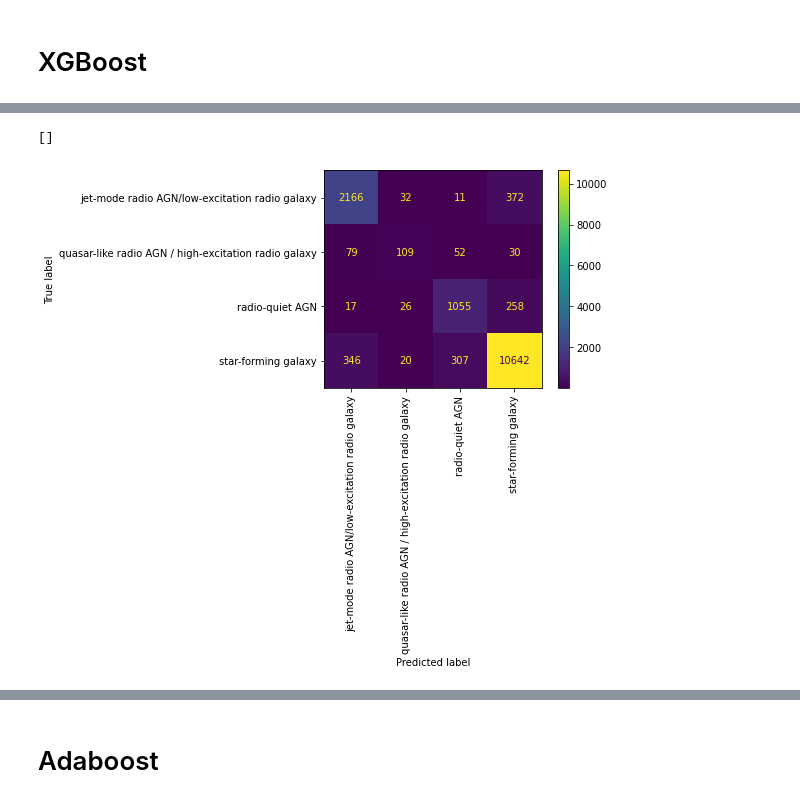
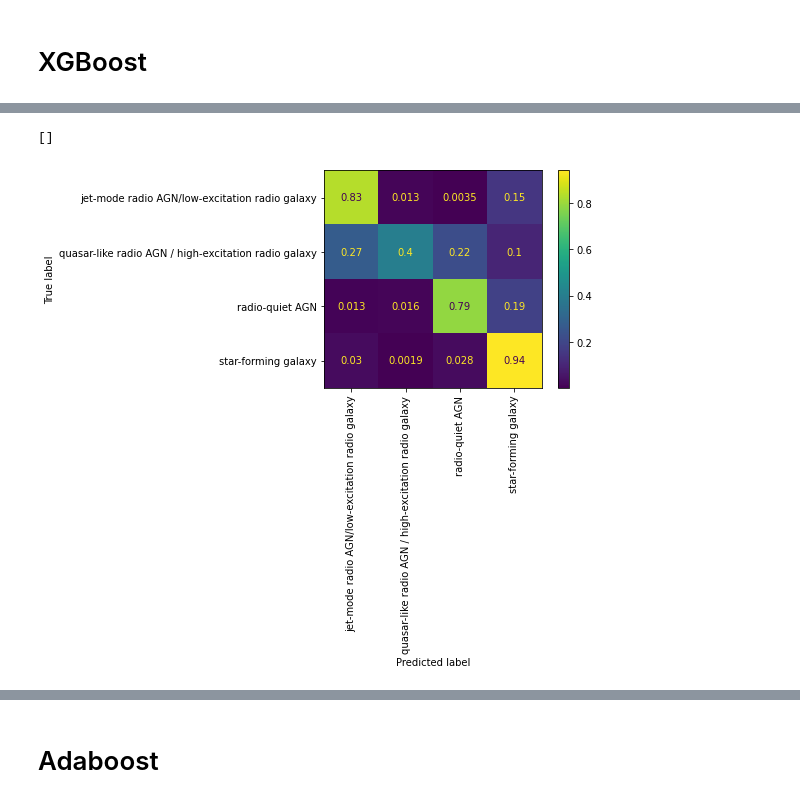
Before and after one commit to jespertjee/LOFAR_ML, a Jupyter notebook: Supervised/Fangyou/Preprocessed_data/Classification_Combined.ipynb, the cells around one changed output, grey strips where cells are left out. Saved outputs shown, nothing was run; the diff lists cells and outputs as text; code cells hidden in the pictures.

```diff
--- a/Supervised/Fangyou/Preprocessed_data/Classification_Combined.ipynb
+++ b/Supervised/Fangyou/Preprocessed_data/Classification_Combined.ipynb
@@ -91,6 +93,12 @@ y = le.fit_transform(y)
 # %%
 # Creating training and testing set
 X_train, X_test, y_train, y_test = train_test_split(X, y, train_size=0.8, random_state=42)
+
+y_train_flags = y_train[['Xray', 'Opt_spec', 'Extended_radio']]
+y_test_flags = y_test[['Xray', 'Opt_spec', 'Extended_radio']]
+
+y_train = y_train.drop(columns=['Xray', 'Opt_spec', 'Extended_radio'])
+y_test = y_test.drop(columns=['Xray', 'Opt_spec', 'Extended_radio'])
 # %%
 def one_hot(df, columns):
     """
@@ -180,9 +176,9 @@ lightbm = lgb.LGBMClassifier(num_class=4,
                              class_weight="balanced",
                             early_stopping_round=50,
                             verbose=-1,
-                            max_depth=7,
+                            max_depth=8,
                             num_leaves=70,
-                            min_data_in_leaf=10)
+                            min_data_in_leaf=0)
 # %%
 lightbm.fit(X_train, y_train, eval_set=[(X_test, y_test), (X_train, y_train)], sample_weight=classes_weights)
 # %% [output]
@@ -243,6 +234,6 @@ classes_weights2[classes_weights2>10] = classes_weights2[classes_weights2>10] =
 # %%
 model = XGBClassifier(use_label_encoder=False,
-                      max_depth=7,
+                      max_depth=8,
                       reg_alpha=0,
                       min_child_weight=0,
                       reg_lambda=1,
@@ -250,13 +241,15 @@ model = XGBClassifier(use_label_encoder=False,
                       subsample=1, # 1 normally
                       colsample_bytree=1, # 1 normally
                       tree_method='hist', # exact is more precies, but this is much faster
-                      eval_metric=['merror', 'auc'],
+                      eval_metric=['merror'],
                       objective='multi:softprob',
-                      n_estimators=10000,
-                      early_stopping_rounds=100,)
+                      n_estimators=8000,
+                      )
 # %%
 bst = model.fit(X_train, y_train,
-                eval_set=[(X_test, y_test), (X_train, y_train)], verbose=True,
+                eval_set=[(X_test, y_test), (X_train, y_train)],
+                early_stopping_rounds=200,
+                verbose=True,
                 sample_weight=classes_weights
                ) # Maybe remove weight
 # %% [output]
@@ -333,12 +331,12 @@ quasar-like radio AGN / high-excitation radio galaxy     0.5829    0.4037    0.4
 # %%
-cm = confusion_matrix(y_test, y_pred)
+cm = confusion_matrix(y_test, y_pred, normalize='true')
 disp = ConfusionMatrixDisplay(confusion_matrix=cm, display_labels=labels)
 disp.plot()
 plt.xticks(rotation = 90)
 plt.plot()
 # %% [output]
 []
-[figure, old version]
+[figure, new version]
 # %%
 fig, ax = plt.subplots(figsize=(10,10))
 xgb.plot_importance(model, ax=ax)
```
Also changed, not shown: parts of 26 cells of this notebook, 15 other files.
